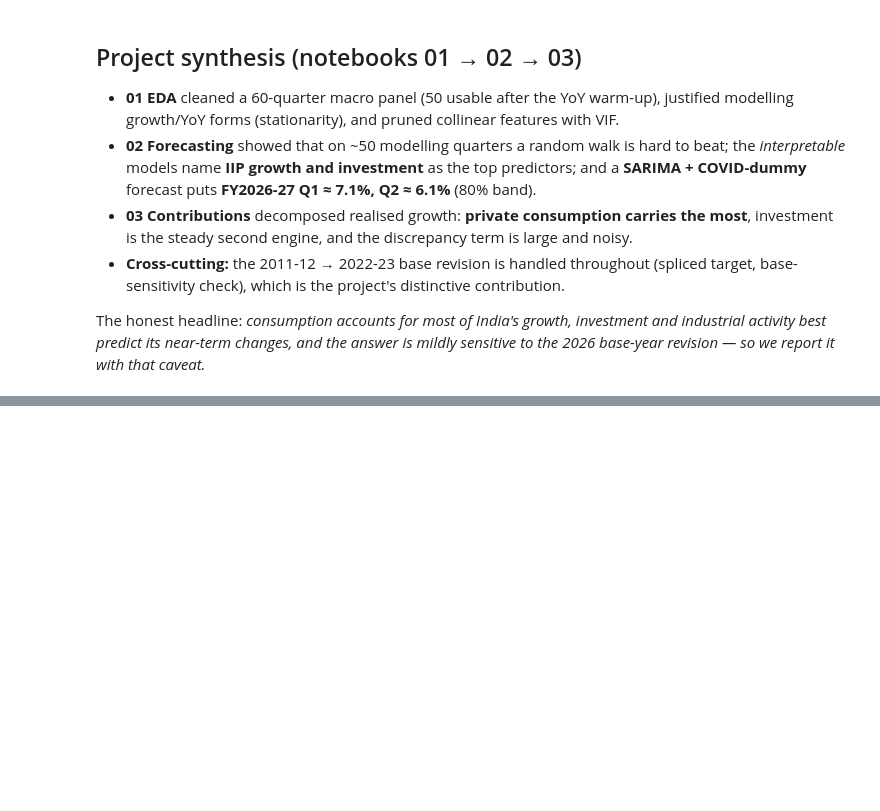
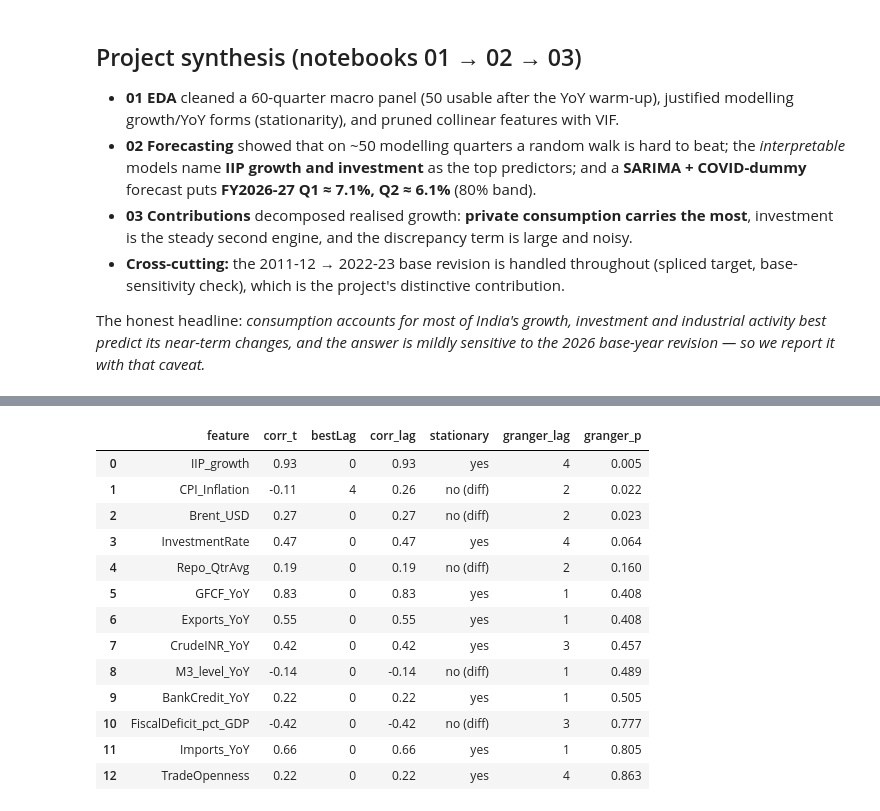
Before and after one commit to Shrutiiicodes/gdp-analysis, a Jupyter notebook: notebooks/03_contributions.ipynb, the cells around one changed output, grey strips where cells are left out. Cells and saved outputs as stored; diff of their text form; code cells hidden in the pictures; blank space fills up the shorter version.

```diff
--- a/notebooks/03_contributions.ipynb
+++ b/notebooks/03_contributions.ipynb
@@ -170,0 +177,30 @@ the 2026 base-year revision — so we report it with that caveat.*
+# %%
+# --- Section 4 setup: reuse the driver screen defined in src/driver_screen.py --
+import sys, os
+from pathlib import Path
+PROJECT = Path(os.environ.get("GDP_PROJECT", "")).expanduser()
+if not (PROJECT / "data").is_dir():
+    here = Path.cwd()
+    for cand in (here, *here.parents):
+        if (cand / "data" / "processed").is_dir():
+            PROJECT = cand; break
+sys.path.insert(0, str(PROJECT / "src"))
+from driver_screen import run, DEFAULT_FEATURES
+
+screen = run(DEFAULT_FEATURES + ["BankCredit_YoY"])
+screen.round(3)
+# %% [output]
+|  | feature | corr_t | bestLag | corr_lag | stationary | granger_lag | granger_p |
+| 0 | IIP_growth | 0.93 | 0 | 0.93 | yes | 4 | 0.005 |
+| 1 | CPI_Inflation | -0.11 | 4 | 0.26 | no (diff) | 2 | 0.022 |
+| 2 | Brent_USD | 0.27 | 0 | 0.27 | no (diff) | 2 | 0.023 |
+| 3 | InvestmentRate | 0.47 | 0 | 0.47 | yes | 4 | 0.064 |
+| 4 | Repo_QtrAvg | 0.19 | 0 | 0.19 | no (diff) | 2 | 0.160 |
+| 5 | GFCF_YoY | 0.83 | 0 | 0.83 | yes | 1 | 0.408 |
+| 6 | Exports_YoY | 0.55 | 0 | 0.55 | yes | 1 | 0.408 |
+| 7 | CrudeINR_YoY | 0.42 | 0 | 0.42 | yes | 3 | 0.457 |
+| 8 | M3_level_YoY | -0.14 | 0 | -0.14 | no (diff) | 1 | 0.489 |
+| 9 | BankCredit_YoY | 0.22 | 0 | 0.22 | yes | 1 | 0.505 |
+| 10 | FiscalDeficit_pct_GDP | -0.42 | 0 | -0.42 | no (diff) | 3 | 0.777 |
+| 11 | Imports_YoY | 0.66 | 0 | 0.66 | yes | 1 | 0.805 |
+| 12 | TradeOpenness | 0.22 | 0 | 0.22 | yes | 4 | 0.863 |
```
Also changed, not shown: parts of 8 cells of this notebook, 1 other file.
